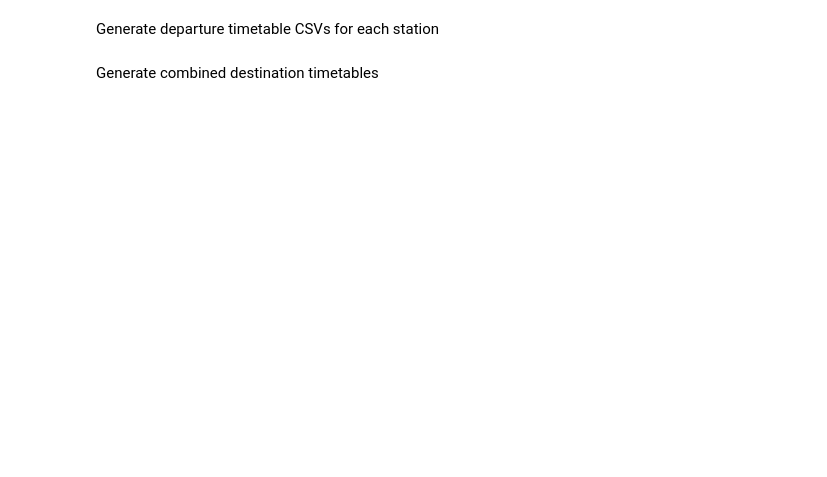
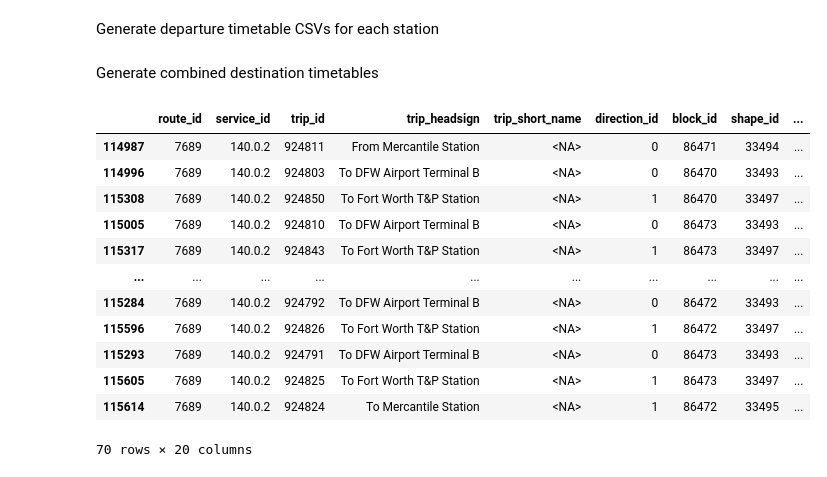
Before and after one commit to democat3457/dart-gtfs, a Jupyter notebook: silverline_schedule_exports.ipynb, the cells around one changed output. Cells and saved outputs as stored; diff of their text form; code cells hidden in the pictures; blank space fills up the shorter version.

```diff
--- a/silverline_schedule_exports.ipynb
+++ b/silverline_schedule_exports.ipynb
@@ -73,3 +77,6 @@ for folder, date in dates:
         if destination == "westbound":
             rows = rows[::-1]
         pd.DataFrame(rows).transpose().to_csv(export_folder / f"destination_{destination}_{folder}_{date}.csv", index=False, header=False)
+# %%
+# https://gtfsdata.ridetm.org/gtfs/fwtatransitdata.zip
+tm_gtfs = GTFS("data/fwta_gtfs.zip")
@@ -75,0 +86,16 @@ for folder, date in dates:
+# %%
+tm_gtfs.build_stop_timetable("4156", ["20251025"])
+# %% [output]
+|  | route_id | service_id | trip_id | trip_headsign | trip_short_name | direction_id | block_id | shape_id | ... |
+| 114987 | 7689 | 140.0.2 | 924811 | From Mercantile Station | <NA> | 0 | 86471 | 33494 | ... |
+| 114996 | 7689 | 140.0.2 | 924803 | To DFW Airport Terminal B | <NA> | 0 | 86470 | 33493 | ... |
+| 115308 | 7689 | 140.0.2 | 924850 | To Fort Worth T&P Station | <NA> | 1 | 86470 | 33497 | ... |
+| 115005 | 7689 | 140.0.2 | 924810 | To DFW Airport Terminal B | <NA> | 0 | 86473 | 33493 | ... |
+| 115317 | 7689 | 140.0.2 | 924843 | To Fort Worth T&P Station | <NA> | 1 | 86473 | 33497 | ... |
+| ... | ... | ... | ... | ... | ... | ... | ... | ... | ... |
+| 115284 | 7689 | 140.0.2 | 924792 | To DFW Airport Terminal B | <NA> | 0 | 86472 | 33493 | ... |
+| 115596 | 7689 | 140.0.2 | 924826 | To Fort Worth T&P Station | <NA> | 1 | 86472 | 33497 | ... |
+| 115293 | 7689 | 140.0.2 | 924791 | To DFW Airport Terminal B | <NA> | 0 | 86473 | 33493 | ... |
+| 115605 | 7689 | 140.0.2 | 924825 | To Fort Worth T&P Station | <NA> | 1 | 86473 | 33497 | ... |
+| 115614 | 7689 | 140.0.2 | 924824 | To Mercantile Station | <NA> | 1 | 86472 | 33495 | ... |
+70 rows × 20 columns
```
Also changed, not shown: parts of 7 cells of this notebook, 2 other files.
